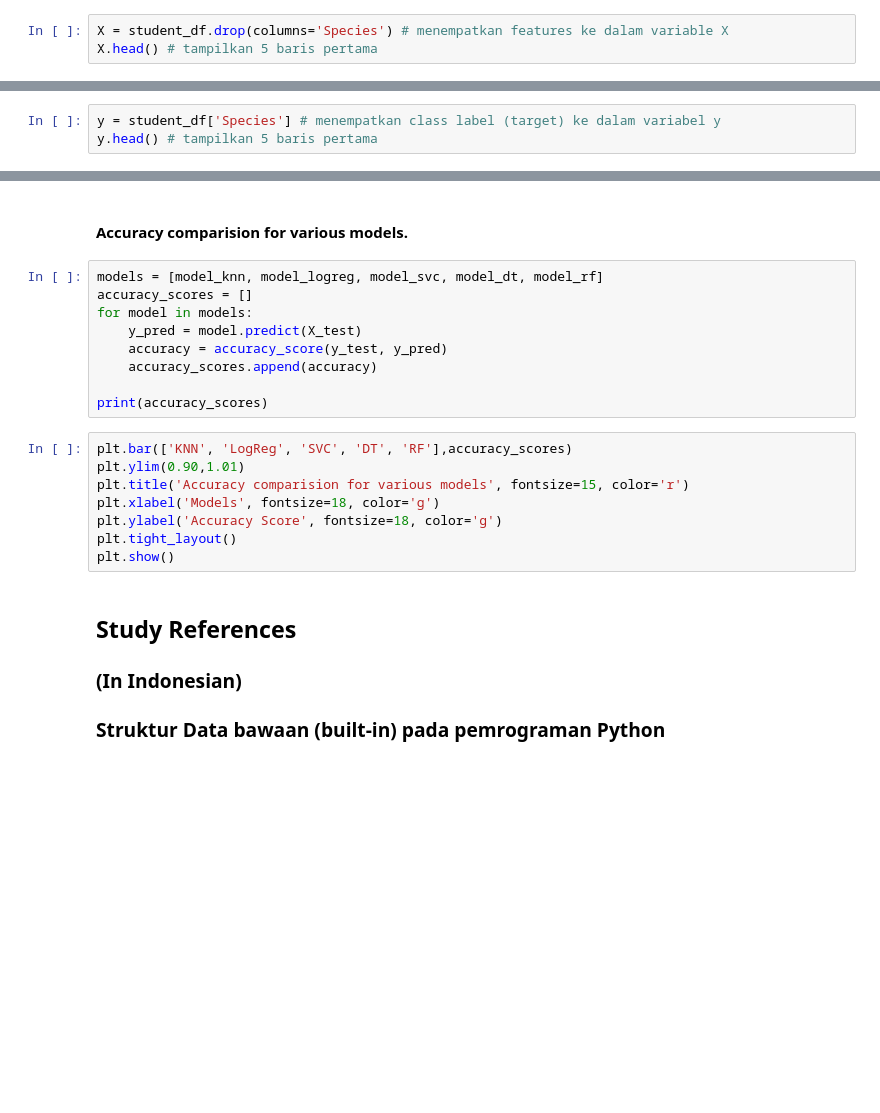
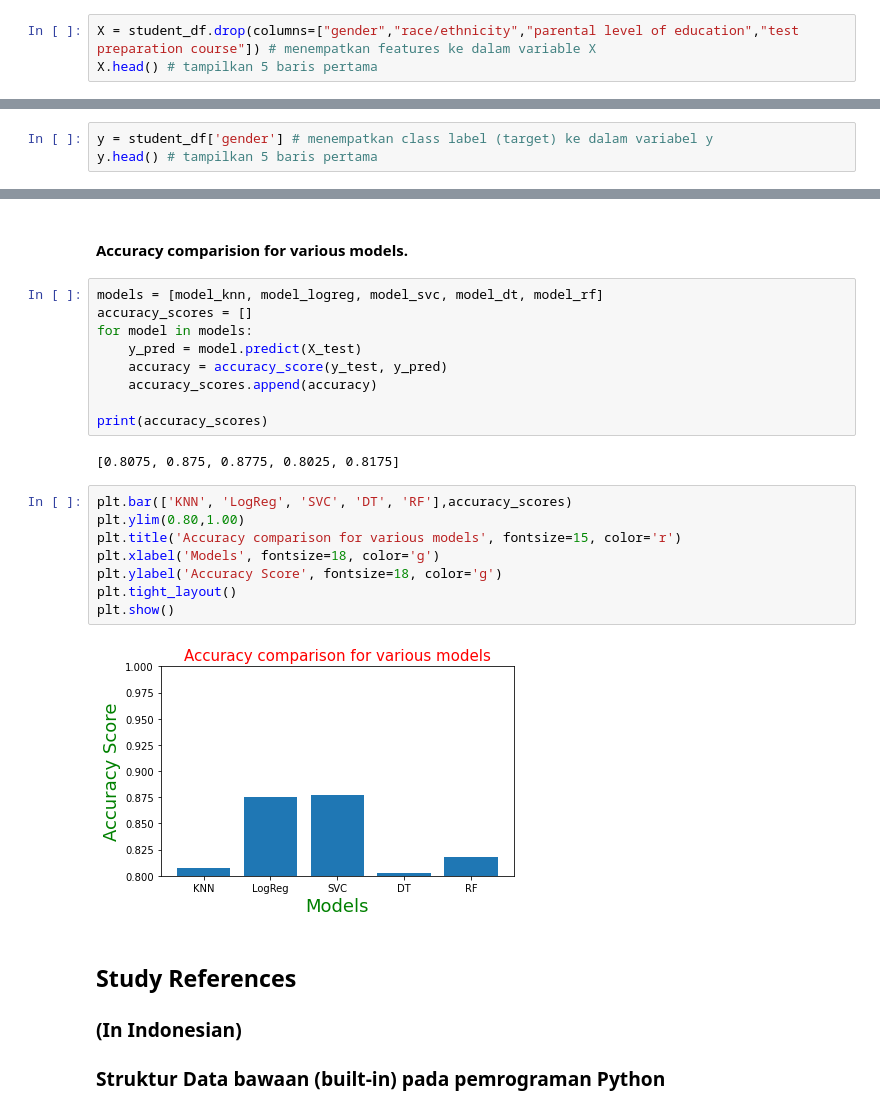
Before and after one commit to bagasadif/StudentPerformance-EDA, a Jupyter notebook: StudentsPerformance_EDA_Visualisation_Classification.ipynb, the cells around one changed output, grey strips where cells are left out. Cells and saved outputs as stored; diff of their text form; blank space fills up the shorter version.

Commit message:
finishing classification models

```diff
--- a/StudentsPerformance_EDA_Visualisation_Classification.ipynb
+++ b/StudentsPerformance_EDA_Visualisation_Classification.ipynb
@@ -252,5 +252,5 @@ from sklearn.metrics import accuracy_score,confusion_matrix, classification_repo
 # %% [markdown]
 #### Dataset: Features & Class Label
 # %%
-X = student_df.drop(columns='Species') # menempatkan features ke dalam variable X
+X = student_df.drop(columns=["gender","race/ethnicity","parental level of education","test preparation course"]) # menempatkan features ke dalam variable X
 X.head() # tampilkan 5 baris pertama
@@ -257,3 +264,3 @@ X.head() # tampilkan 5 baris pertama
 # %%
-y = student_df['Species'] # menempatkan class label (target) ke dalam variabel y
+y = student_df['gender'] # menempatkan class label (target) ke dalam variabel y
 y.head() # tampilkan 5 baris pertama
@@ -363,14 +415,18 @@ for model in models:
     accuracy_scores.append(accuracy)
 
 print(accuracy_scores)
+# %% [output]
+[0.8075, 0.875, 0.8775, 0.8025, 0.8175]
 # %%
 plt.bar(['KNN', 'LogReg', 'SVC', 'DT', 'RF'],accuracy_scores)
-plt.ylim(0.90,1.01)
-plt.title('Accuracy comparision for various models', fontsize=15, color='r')
+plt.ylim(0.80,1.00)
+plt.title('Accuracy comparison for various models', fontsize=15, color='r')
 plt.xlabel('Models', fontsize=18, color='g')
 plt.ylabel('Accuracy Score', fontsize=18, color='g')
 plt.tight_layout()
 plt.show()
+# %% [output]
+[figure, added]
 # %% [markdown]
 ## Study References
 ### (In Indonesian)
```
Also changed, not shown: parts of 11 cells of this notebook.
